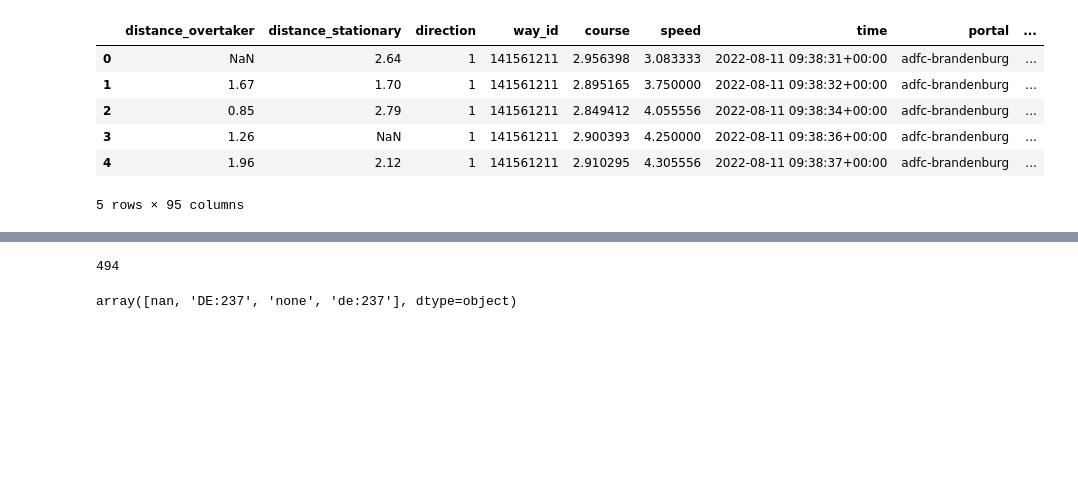
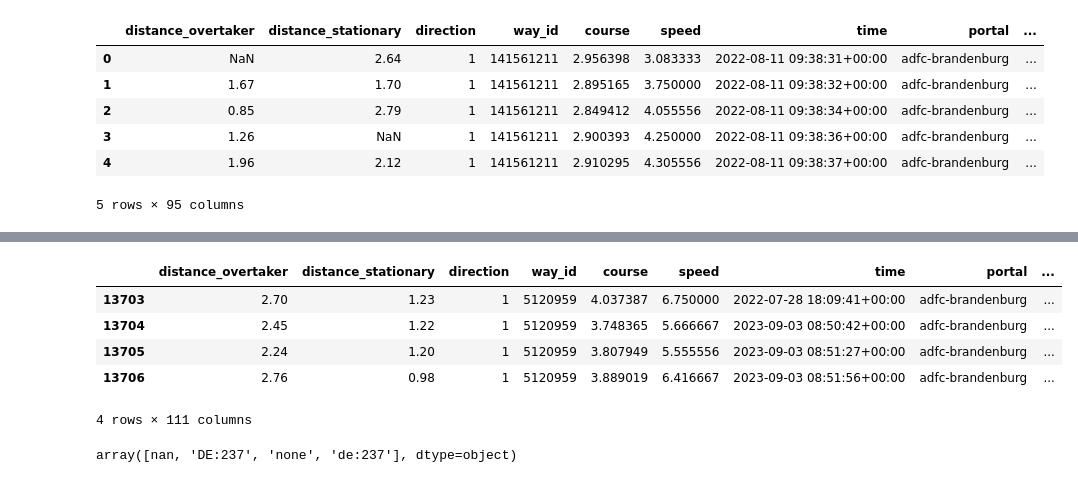
Before and after one commit to Drooembueddel/OSM-OBS_Analysis, a Jupyter notebook: Code/_1-3_Klassifizierung.ipynb, the cells around one changed output, grey strips where cells are left out. Saved outputs shown, nothing was run; the diff lists cells and outputs as text; code cells hidden in the pictures; blank space fills up the shorter version.

```diff
--- a/Code/_1-3_Klassifizierung.ipynb
+++ b/Code/_1-3_Klassifizierung.ipynb
@@ -15,7 +15,9 @@ from tqdm import tqdm                   #fuer Darstellen eines Fortschrittsbalke
 import matplotlib.pyplot as plt
 import numpy as np
 
-import re       #Regex
+import re       #default python Regex
+import regex as reg     #Regex (glaub aus PyPi?)
+reg.DEFAULT_VERSION=reg.VERSION1   #setzen der Version, so dass lookbehinds variable länge haben dürfen...!
 
 def is_number(s):
     try:
@@ -1335,13 +1342,3 @@ See the caveats in the documentation: https://pandas.pydata.org/pandas-docs/stab
-# %%
-df_Verteilung=gdf_sort['FSBundRad'].count()
-#df_Verteilung=gdf_sort.groupby(['FSBundRad','cycleway_left','direction']).count()#.nlargest(60,'way_id')
-#df_Verteilung=gdf_sort[gdf_sort['Radinfra'].str.contains('Misch')].groupby(['Fahrstreifenbreite']).count()#.nlargest(60,'distance_overtaker')
-
-#df_Verteilung=gdf_sort.groupby(['Ortslage','Geschwindigkeit_Numerisch' ]).count().nlargest(60,'way_id')
-#df_Verteilung=gdf_sort[gdf_sort['Radinfra'].str.contains('Busf')].groupby(['Radinfra' ]).count().nlargest(60,'way_id')
-df_Verteilung
-# %% [output]
-494
 # %%
 gdf_kombi = gdf_sort
 datum=date.today().strftime("%y%m%d")
@@ -1354,6 +1351,37 @@ gdf_kombi = gdf_kombi.astype({'geometry_y':'string'})
 
 
 #---ab hier nur noch zum Testen verwendeter Restcode ---
+# %%
+pd.options.display.max_colwidth = 50
+df_Verteilung=gdf_sort['FSBundRad'].count()
+#df_Verteilung=gdf_sort.groupby(['FSBundRad','cycleway_left','direction']).count()#.nlargest(60,'way_id')
+#df_Verteilung=gdf_sort[gdf_sort['Radinfra'].str.contains('Misch')].groupby(['Fahrstreifenbreite']).count()#.nlargest(60,'distance_overtaker')
+df_Verteilung=gdf_sort[gdf_sort['osm_id']==5120959]#['Radinfra']
+#570380694
+#28076853
+#5120959
+#df_Verteilung=gdf_sort.groupby(['Ortslage','Geschwindigkeit_Numerisch' ]).count().nlargest(60,'way_id')
+#df_Verteilung=gdf_sort[gdf_sort['Radinfra'].str.contains('Busf')].groupby(['Radinfra' ]).count().nlargest(60,'way_id')
+'''
+1,Schutzstreifen,laengsparken,(P-gg: kein_P,), Gesamtbreite:8,Einricht,
+---
+1,Misch, laengsparken,(P-gg: laengsparken,), Gesamtbreite:8,Zweiricht,
+-1,Misch, laengsparken,(P-gg: laengsparken,), Gesamtbreite:8,Zweiricht,
+####
+1,Radweg,Misch, laengsparken,(P-gg: kein_P,), Einricht,
+1,Radweg,Misch, laengsparken,(P-gg: kein_P,), Einricht,
+1,Radweg,Misch, laengsparken,(P-gg: kein_P,), Einricht,
+1,Radweg,Misch, laengsparken,(P-gg: kein_P,), Einricht,
+'''
+
+df_Verteilung
+# %% [output]
+|  | distance_overtaker | distance_stationary | direction | way_id | course | speed | time | portal | ... |
+| 13703 | 2.70 | 1.23 | 1 | 5120959 | 4.037387 | 6.750000 | 2022-07-28 18:09:41+00:00 | adfc-brandenburg | ... |
+| 13704 | 2.45 | 1.22 | 1 | 5120959 | 3.748365 | 5.666667 | 2023-09-03 08:50:42+00:00 | adfc-brandenburg | ... |
+| 13705 | 2.24 | 1.20 | 1 | 5120959 | 3.807949 | 5.555556 | 2023-09-03 08:51:27+00:00 | adfc-brandenburg | ... |
+| 13706 | 2.76 | 0.98 | 1 | 5120959 | 3.889019 | 6.416667 | 2023-09-03 08:51:56+00:00 | adfc-brandenburg | ... |
+4 rows × 111 columns
 # %%
 #gdf_sort.groupby(gdf_sort['cycleway_traffic_sign'])
 pd.unique(gdf_sort['cycleway_both_traffic_sign'])
```
Also changed, not shown: parts of 3 cells of this notebook.
